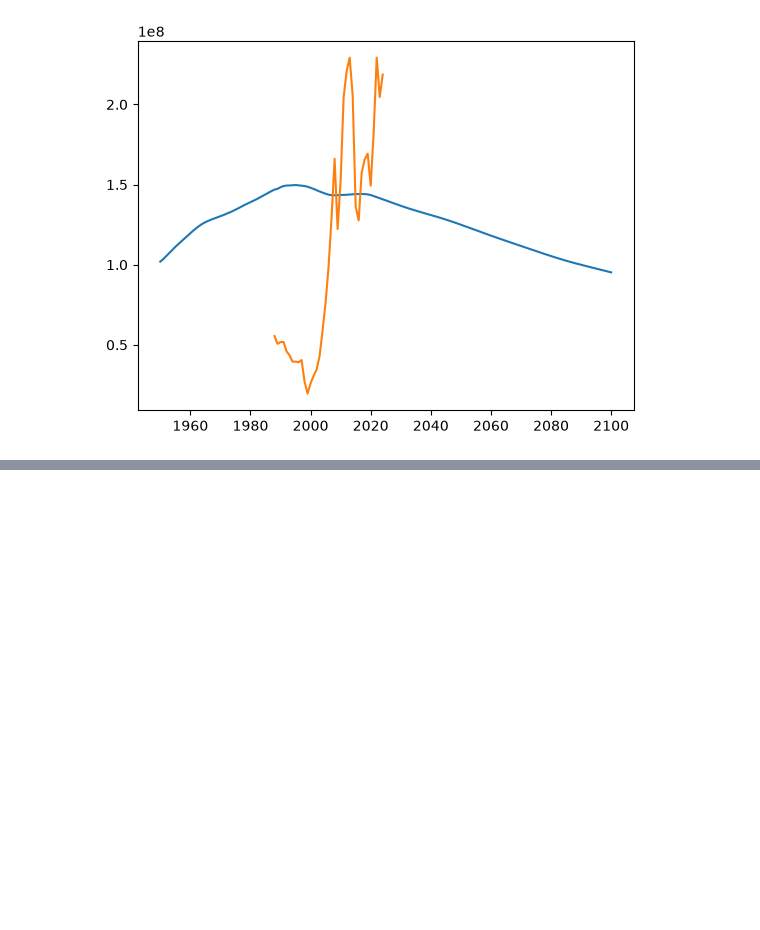
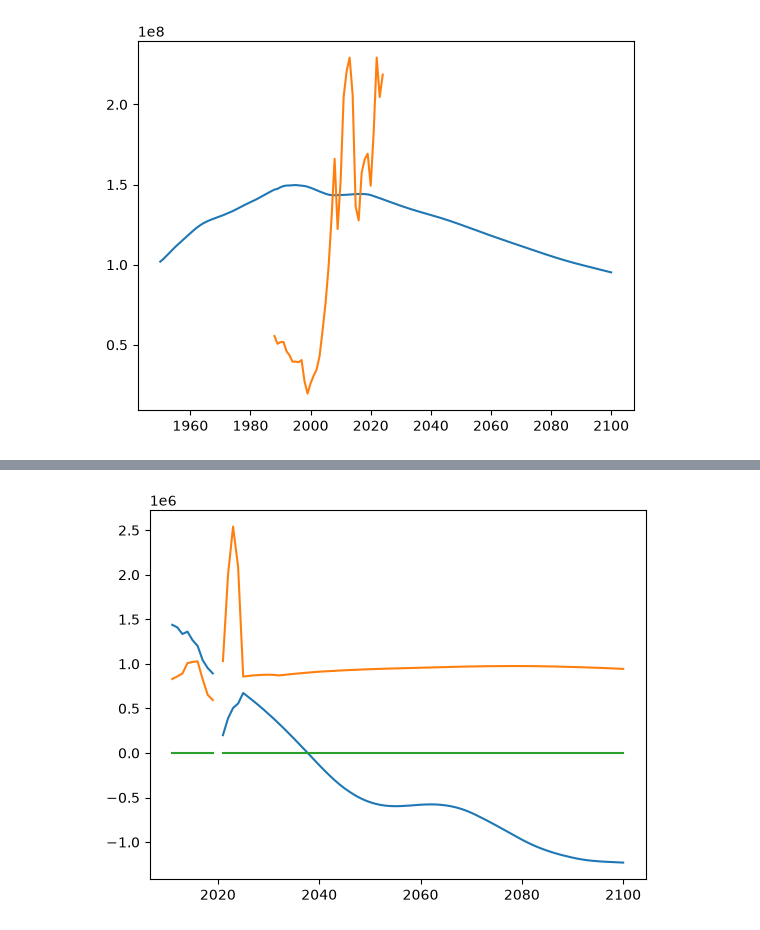
Before and after one commit to Flx232/Census-Dashboard, a Jupyter notebook: exploratory.ipynb, the cells around one changed output, grey strips where cells are left out. Cells and saved outputs as stored; diff of their text form; code cells hidden in the pictures; blank space fills up the shorter version.

```diff
--- a/exploratory.ipynb
+++ b/exploratory.ipynb
@@ -276,0 +786,7 @@ plt.plot(section['YR'], (section['GDP'])/1e4)
+# %%
+plt.plot(section['yr'], (section['natincr']))
+plt.plot(section['yr'], (section['nim']))
+plt.plot(section['yr'], (section['gr']))
+plt.show()
+# %% [output]
+[figure, added]
```
Also changed, not shown: parts of 73 cells of this notebook, 18 other files.
